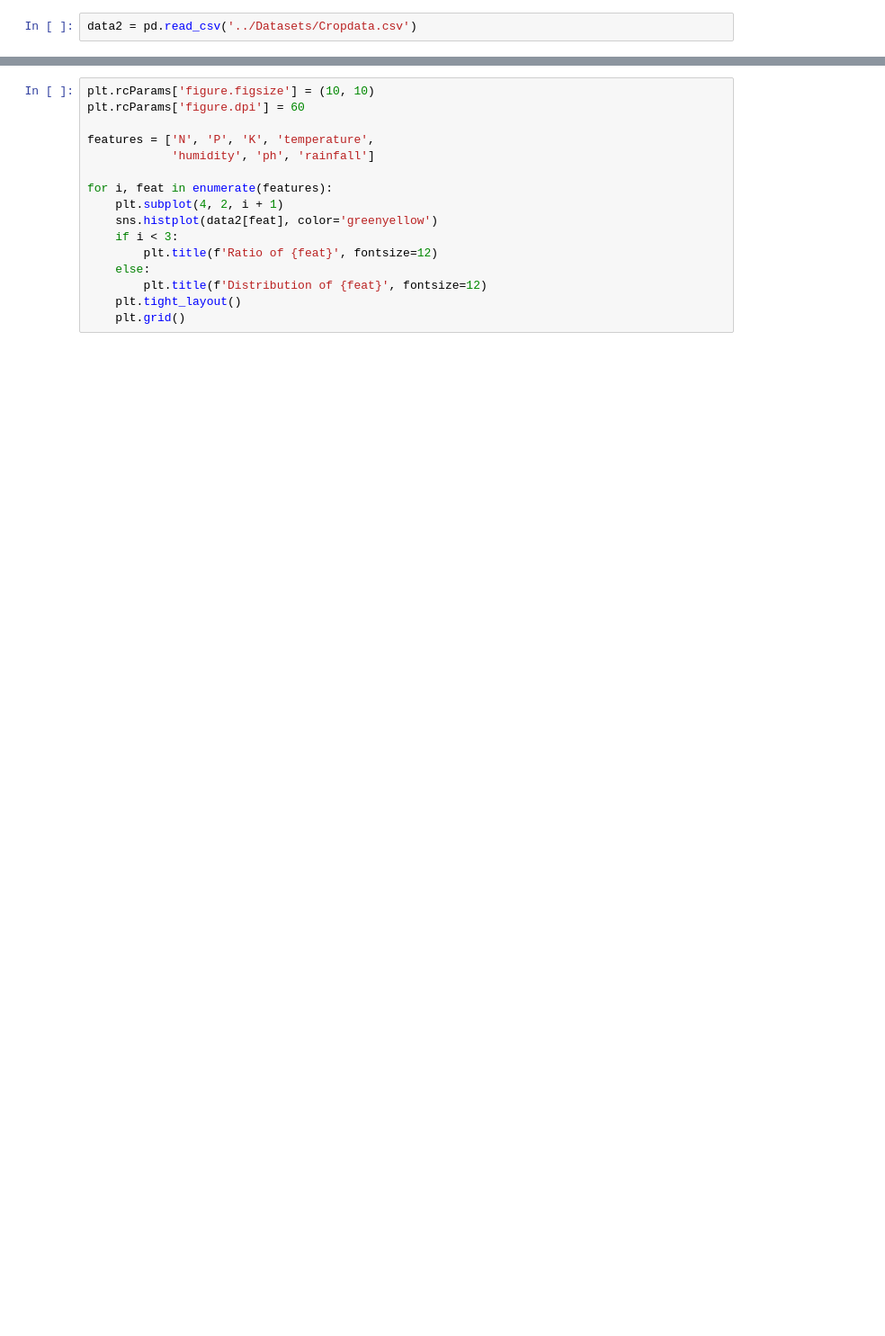
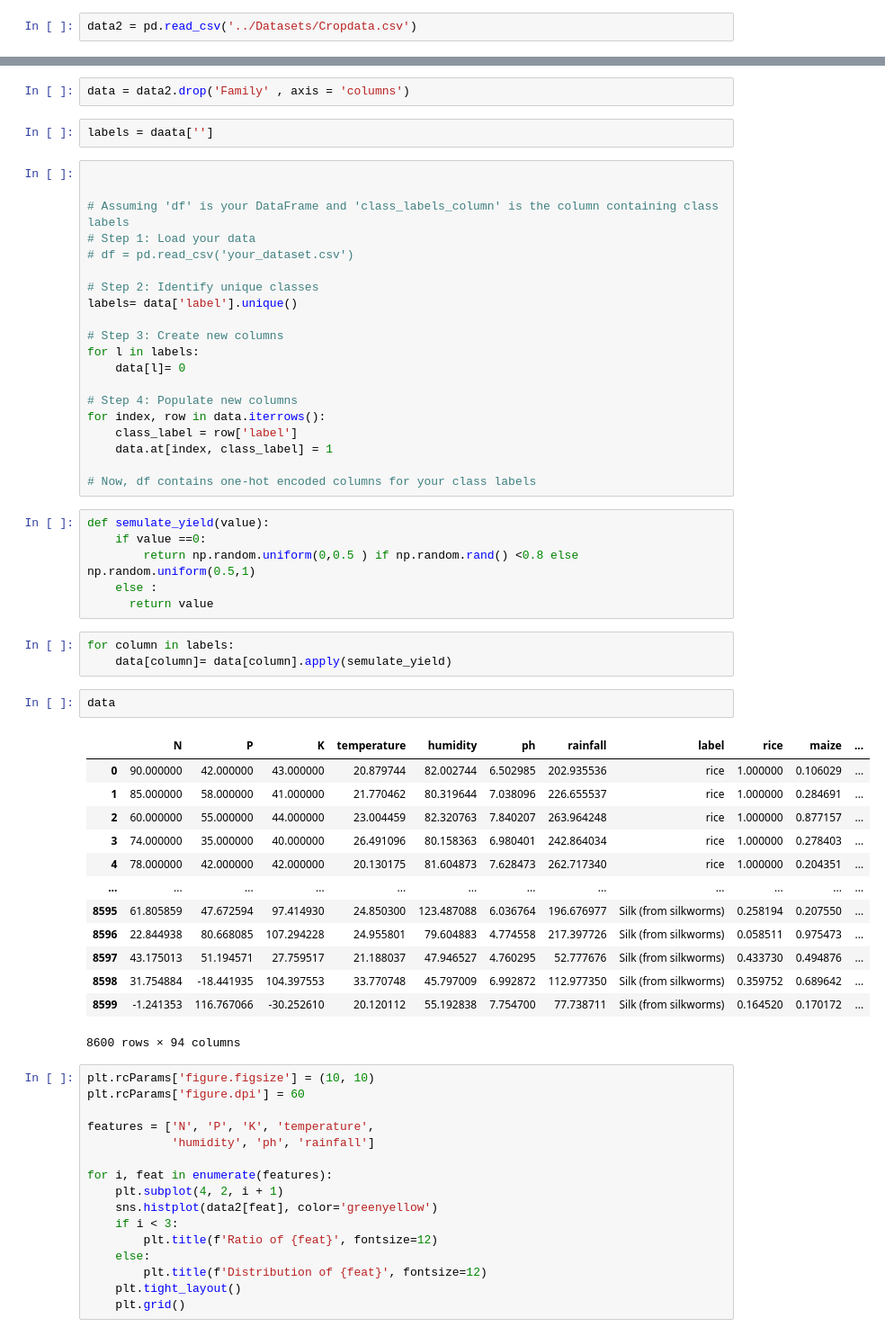
Before and after one commit to nisharathod231/Sustainable-Agriculture-Practices-Recommender, a Jupyter notebook: models/DeepRec.ipynb, the cells around one changed output, grey strips where cells are left out. Shown at 90% size. Cells and saved outputs as stored; diff of their text form; blank space fills up the shorter version.

```diff
--- a/models/deeplearninsimple.ipynb
+++ b/models/DeepRec.ipynb
@@ -52,3 +15,52 @@ Name: count, Length: 86, dtype: int64
+# %%
+data = data2.drop('Family' , axis = 'columns')
+# %%
+labels = daata['']
+# %%
+
+
+# Assuming 'df' is your DataFrame and 'class_labels_column' is the column containing class labels
+# Step 1: Load your data
+# df = pd.read_csv('your_dataset.csv')
+
+# Step 2: Identify unique classes
+labels= data['label'].unique()
+
+# Step 3: Create new columns
+for l in labels:
+    data[l]= 0
+
+# Step 4: Populate new columns
+for index, row in data.iterrows():
+    class_label = row['label']
+    data.at[index, class_label] = 1
+
+# Now, df contains one-hot encoded columns for your class labels
+# %%
+def semulate_yield(value):
+    if value ==0:
+        return np.random.uniform(0,0.5 ) if np.random.rand() <0.8 else np.random.uniform(0.5,1)
+    else :
+      return value
+# %%
+for column in labels:
+    data[column]= data[column].apply(semulate_yield)
+# %%
+data
+# %% [output]
+|  | N | P | K | temperature | humidity | ph | rainfall | label | rice | maize | ... |
+| 0 | 90.000000 | 42.000000 | 43.000000 | 20.879744 | 82.002744 | 6.502985 | 202.935536 | rice | 1.000000 | 0.106029 | ... |
+| 1 | 85.000000 | 58.000000 | 41.000000 | 21.770462 | 80.319644 | 7.038096 | 226.655537 | rice | 1.000000 | 0.284691 | ... |
+| 2 | 60.000000 | 55.000000 | 44.000000 | 23.004459 | 82.320763 | 7.840207 | 263.964248 | rice | 1.000000 | 0.877157 | ... |
+| 3 | 74.000000 | 35.000000 | 40.000000 | 26.491096 | 80.158363 | 6.980401 | 242.864034 | rice | 1.000000 | 0.278403 | ... |
+| 4 | 78.000000 | 42.000000 | 42.000000 | 20.130175 | 81.604873 | 7.628473 | 262.717340 | rice | 1.000000 | 0.204351 | ... |
+| ... | ... | ... | ... | ... | ... | ... | ... | ... | ... | ... | ... |
+| 8595 | 61.805859 | 47.672594 | 97.414930 | 24.850300 | 123.487088 | 6.036764 | 196.676977 | Silk (from silkworms) | 0.258194 | 0.207550 | ... |
+| 8596 | 22.844938 | 80.668085 | 107.294228 | 24.955801 | 79.604883 | 4.774558 | 217.397726 | Silk (from silkworms) | 0.058511 | 0.975473 | ... |
+| 8597 | 43.175013 | 51.194571 | 27.759517 | 21.188037 | 47.946527 | 4.760295 | 52.777676 | Silk (from silkworms) | 0.433730 | 0.494876 | ... |
+| 8598 | 31.754884 | -18.441935 | 104.397553 | 33.770748 | 45.797009 | 6.992872 | 112.977350 | Silk (from silkworms) | 0.359752 | 0.689642 | ... |
+| 8599 | -1.241353 | 116.767066 | -30.252610 | 20.120112 | 55.192838 | 7.754700 | 77.738711 | Silk (from silkworms) | 0.164520 | 0.170172 | ... |
+8600 rows × 94 columns
 # %%
 plt.rcParams['figure.figsize'] = (10, 10)
 plt.rcParams['figure.dpi'] = 60
```
Also changed, not shown: parts of 5 cells of this notebook.
